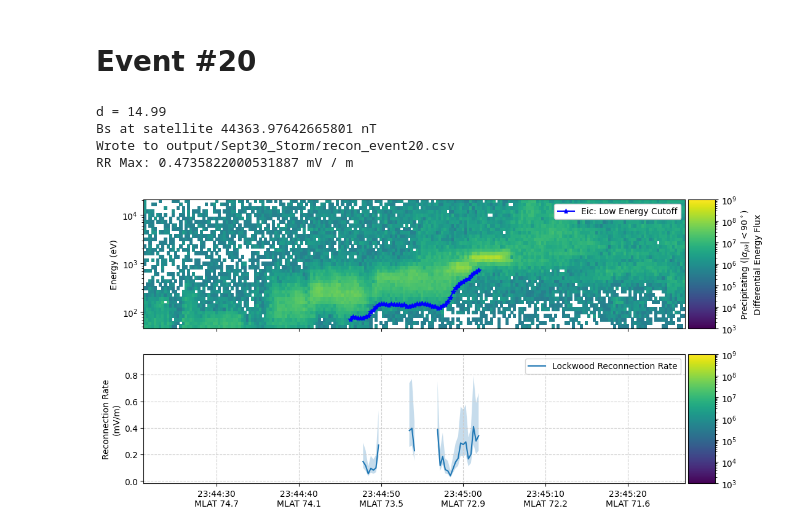
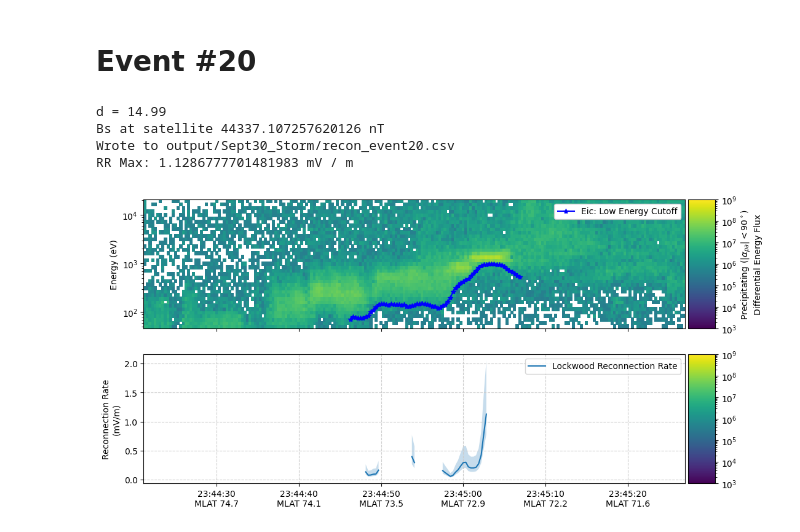
Before and after one commit to ddasilva/tracers-first-results-paper, a Jupyter notebook: Sept 30 Event Recon Rates.ipynb, the cells around one changed output. Saved outputs shown, nothing was run; the diff lists cells and outputs as text; code cells hidden in the pictures.

```diff
--- a/Sept 30 Event Recon Rates.ipynb
+++ b/Sept 30 Event Recon Rates.ipynb
@@ -517,23 +517,23 @@ RR Max: 0.9860748054409897 mV / m
 # %%
 row = df.iloc[20]
 
 data = lib_dasilva2026.load_data(
     aci_file=row.aci_file,
     ead_file=row.ead_file,
 )
 subset_data = data.subset(row.start_time, row.end_time)
 dispersion_stime = row.start_time + timedelta(seconds=25)
-dispersion_etime = row.end_time - timedelta(seconds=25)
+dispersion_etime = row.end_time - timedelta(seconds=20)
 
 fig, (ax1, ax2) = subset_data.plot_recon_rate(
     dispersion_stime,
     dispersion_etime,
     d=get_d(row.i),
     data_file=f'output/Sept30_Storm/recon_event{row.i}.csv',
 )
 # %% [output]
 d = 14.99
-Bs at satellite 44363.97642665801 nT
+Bs at satellite 44337.107257620126 nT
 Wrote to output/Sept30_Storm/recon_event20.csv
-RR Max: 0.4735822000531887 mV / m
+RR Max: 1.1286777701481983 mV / m
-[figure, old version]
+[figure, new version]
```
Also changed, not shown: parts of 18 cells of this notebook, 30 other files.
